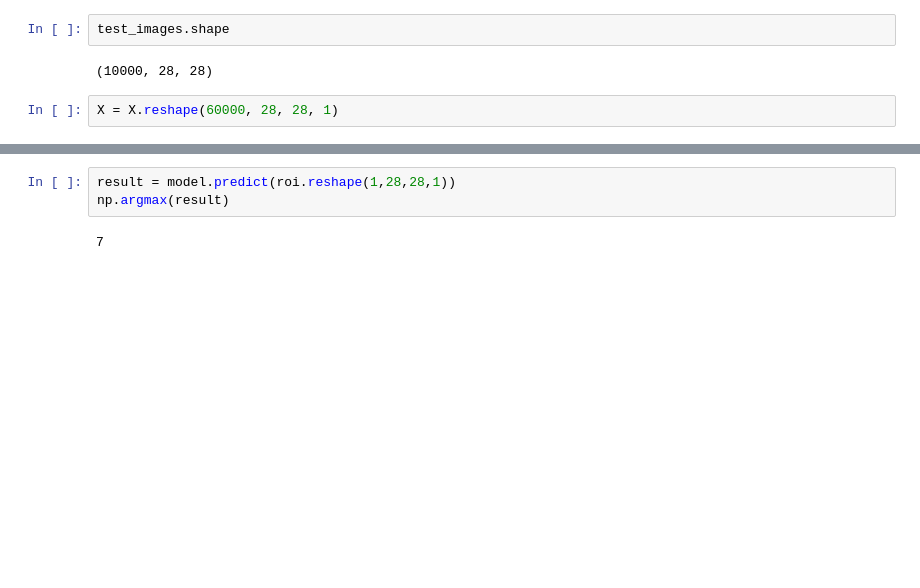
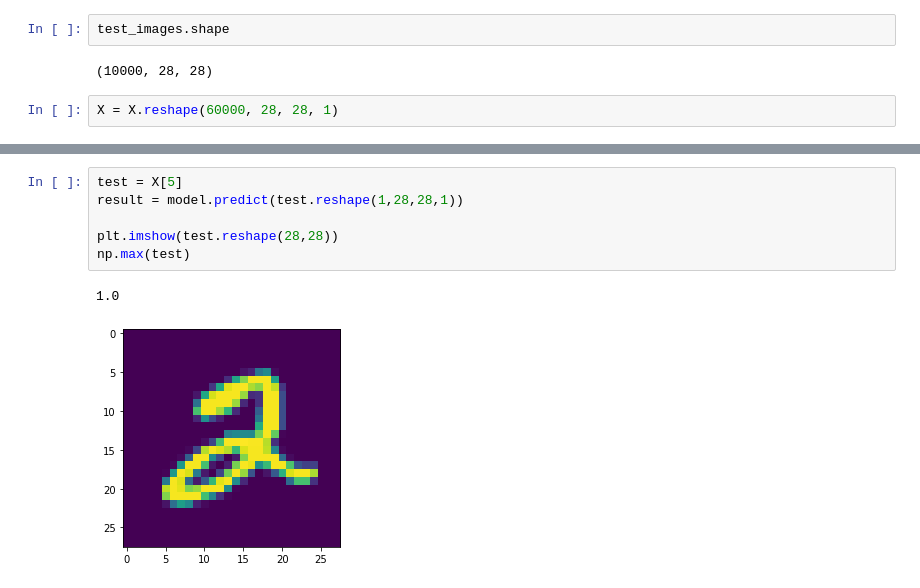
Before and after one commit to OlegTkhor/sudoku, a Jupyter notebook: Sudoku.ipynb, the cells around one changed output, grey strips where cells are left out. Saved outputs shown, nothing was run; the diff lists cells and outputs as text; blank space fills up the shorter version.

```diff
--- a/Sudoku.ipynb
+++ b/Sudoku.ipynb
@@ -89,5 +107,9 @@ roi.shape
 # %%
-result = model.predict(roi.reshape(1,28,28,1))
-np.argmax(result)
+test = X[5]
+result = model.predict(test.reshape(1,28,28,1))
+
+plt.imshow(test.reshape(28,28))
+np.max(test)
 # %% [output]
-7
+1.0
+[figure, added]
```
Also changed, not shown: parts of 5 cells of this notebook.
